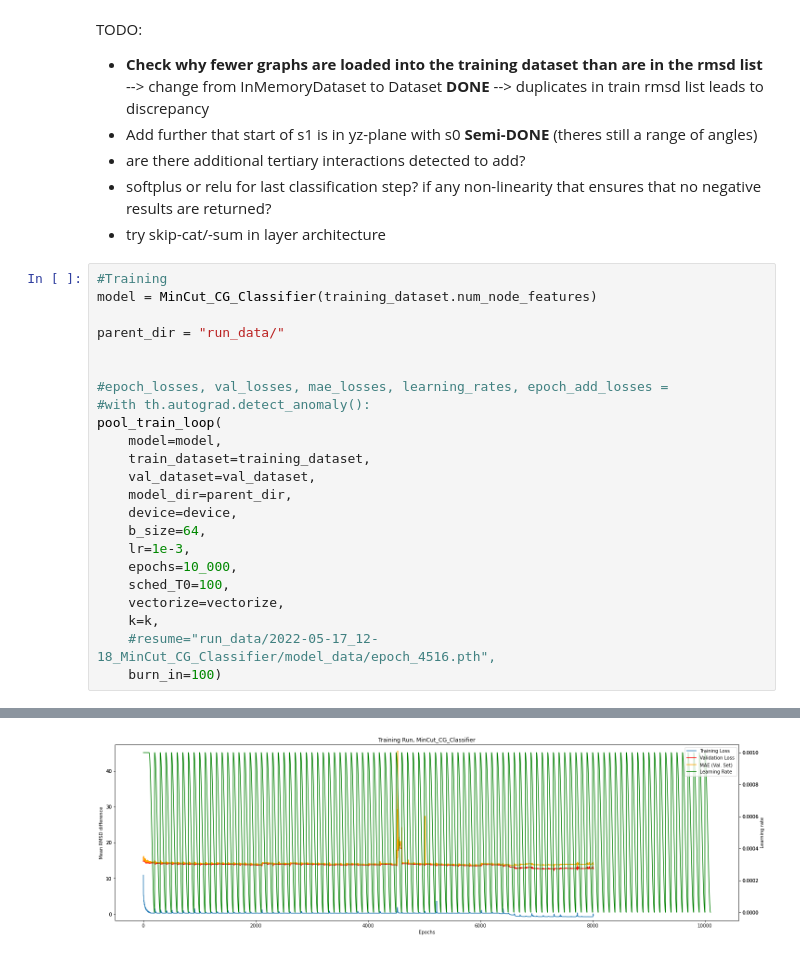
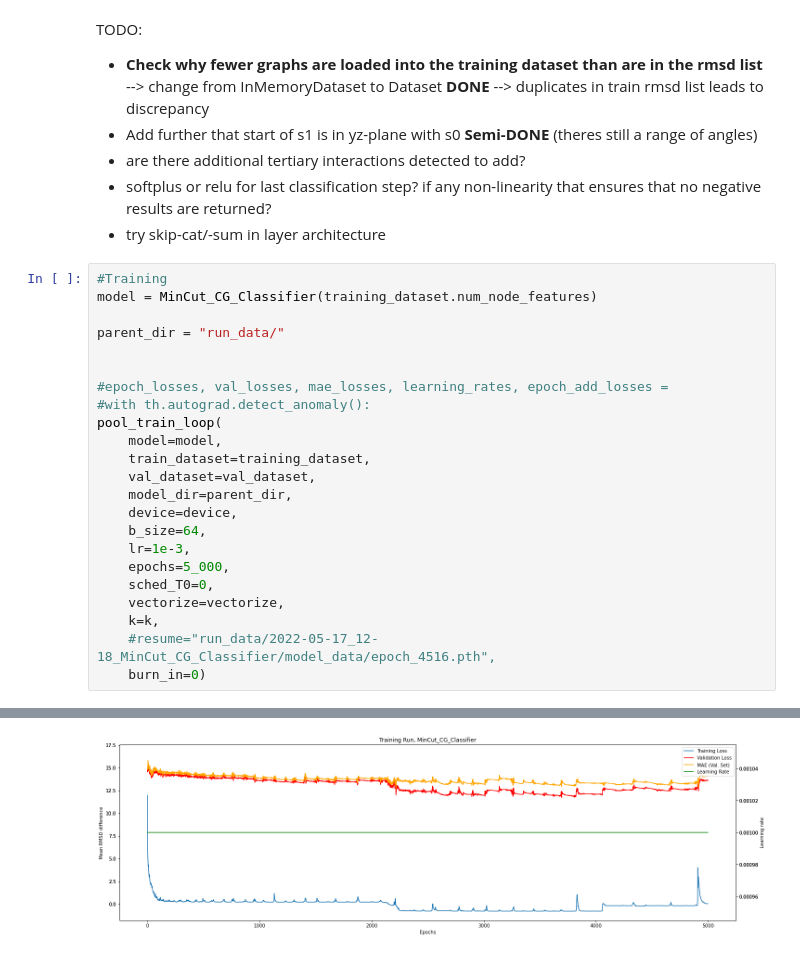
Before and after one commit to milang9/3d_classifier, a Jupyter notebook: 3d_classifier_PyG_pool.ipynb, the cells around one changed output, grey strips where cells are left out. Drawn from its saved outputs; the diff is of its cells as text.

```diff
--- a/3d_classifier_PyG_pool.ipynb
+++ b/3d_classifier_PyG_pool.ipynb
@@ -80,10 +80,10 @@ pool_train_loop(
     device=device,
     b_size=64,
     lr=1e-3,
-    epochs=10_000,
-    sched_T0=100,
+    epochs=5_000,
+    sched_T0=0,
     vectorize=vectorize,
     k=k,
     #resume="run_data/2022-05-17_12-18_MinCut_CG_Classifier/model_data/epoch_4516.pth",
-    burn_in=100)
+    burn_in=0)
 # %% [output]
@@ -115,4 +115,4 @@ Epoch 10095: Training loss nan; Validation loss nan, MAE: nan; lr: 0.00001
-[figure, old version]
+[figure, new version]
 # %%
 #get training run data
 
```
Also changed, not shown: parts of 6 cells of this notebook.
